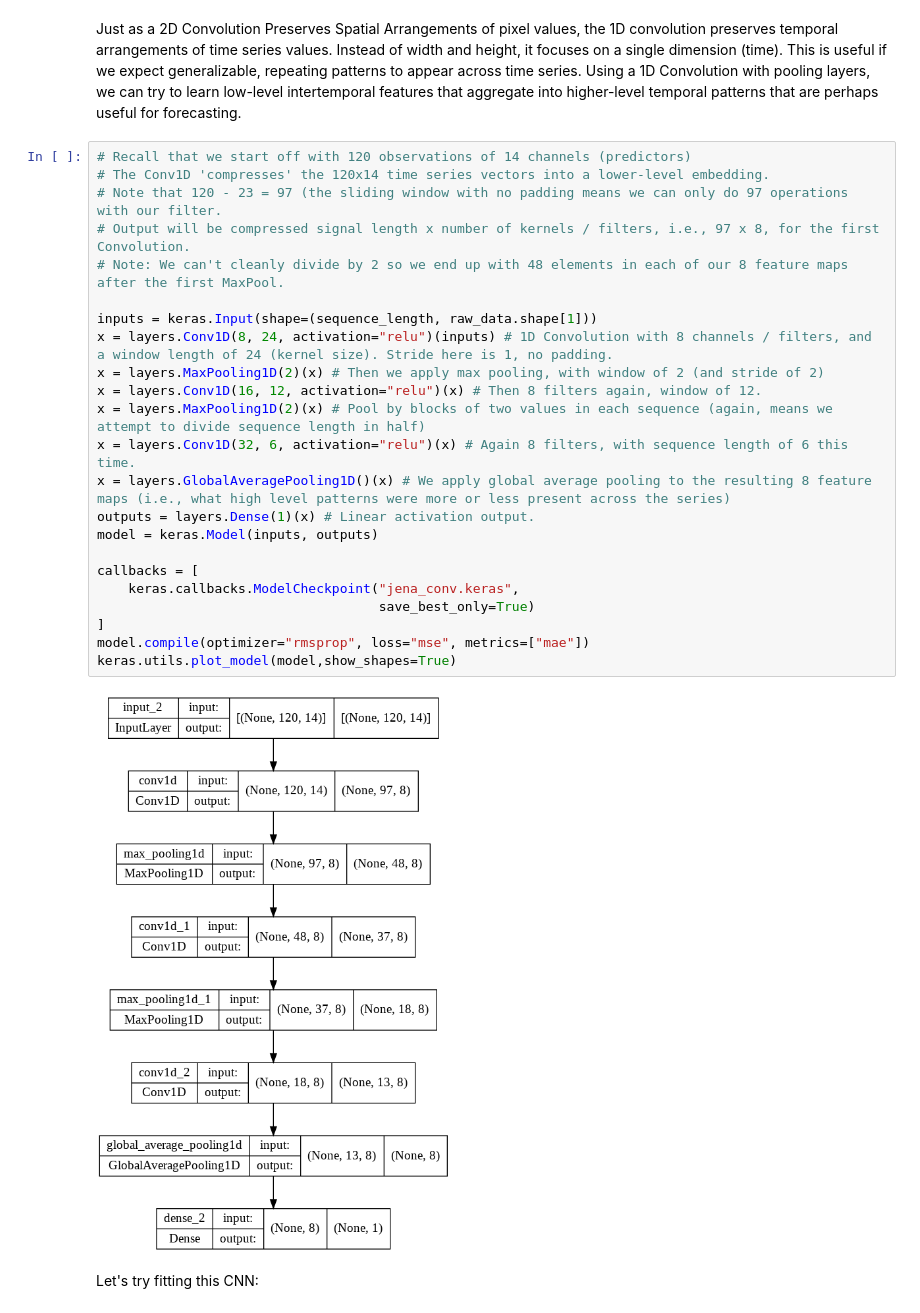
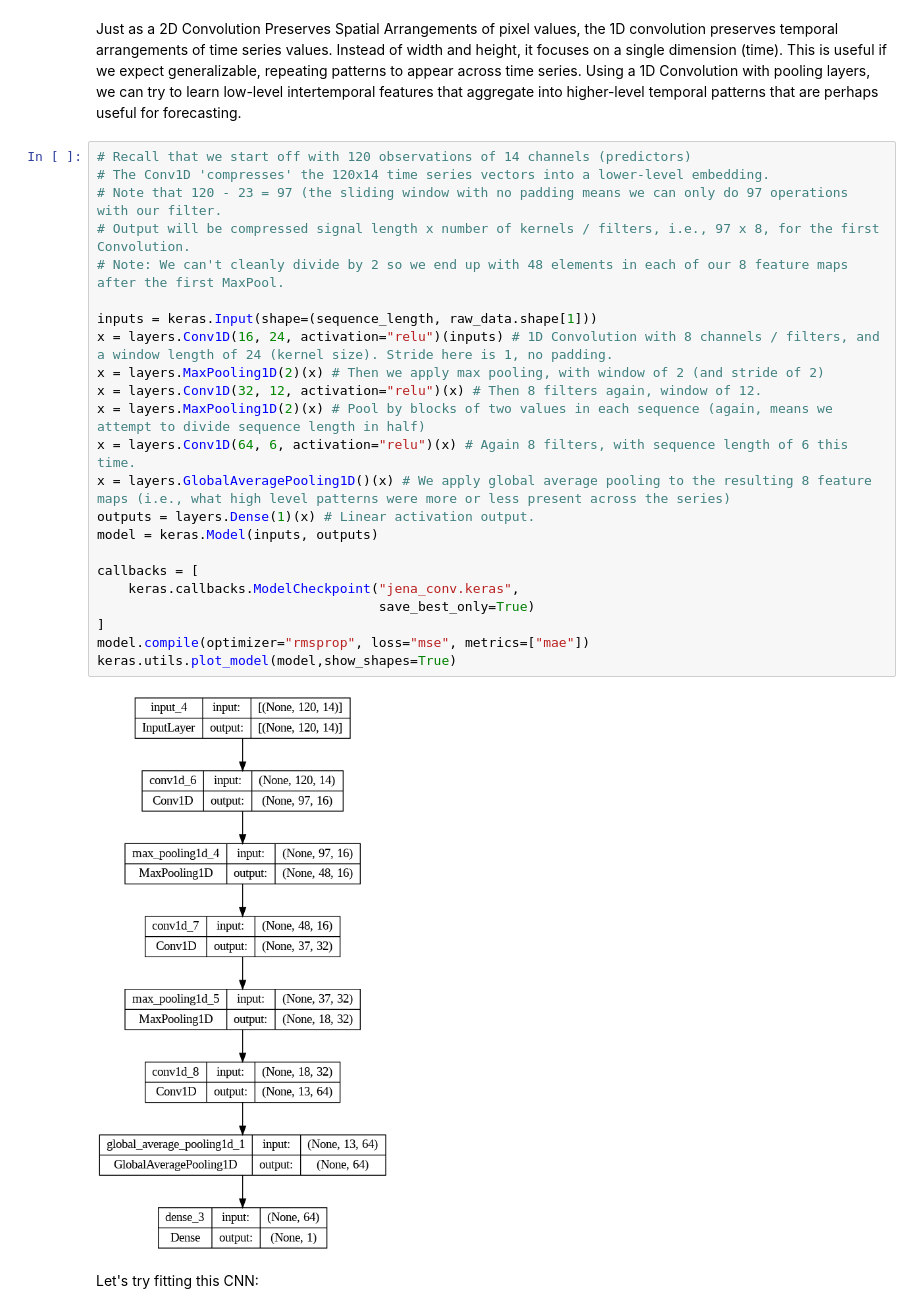
Before and after one commit to gburtch/BA865-2023, a Jupyter notebook: Lecture Materials/E/7.1 - Simple Forecasting Model.ipynb, the cells around one changed output. Drawn from its saved outputs; the diff is of its cells as text.

```diff
--- a/Lecture Materials/E/7.1 - Simple Forecasting Model.ipynb
+++ b/Lecture Materials/E/7.1 - Simple Forecasting Model.ipynb
@@ -228,28 +233,28 @@ Just as a 2D Convolution Preserves Spatial Arrangements of pixel values, the 1D
 # %%
 # Recall that we start off with 120 observations of 14 channels (predictors)
 # The Conv1D 'compresses' the 120x14 time series vectors into a lower-level embedding.
 # Note that 120 - 23 = 97 (the sliding window with no padding means we can only do 97 operations with our filter.
 # Output will be compressed signal length x number of kernels / filters, i.e., 97 x 8, for the first Convolution.
 # Note: We can't cleanly divide by 2 so we end up with 48 elements in each of our 8 feature maps after the first MaxPool.
 
 inputs = keras.Input(shape=(sequence_length, raw_data.shape[1]))
-x = layers.Conv1D(8, 24, activation="relu")(inputs) # 1D Convolution with 8 channels / filters, and a window length of 24 (kernel size). Stride here is 1, no padding.
+x = layers.Conv1D(16, 24, activation="relu")(inputs) # 1D Convolution with 8 channels / filters, and a window length of 24 (kernel size). Stride here is 1, no padding.
 x = layers.MaxPooling1D(2)(x) # Then we apply max pooling, with window of 2 (and stride of 2)
-x = layers.Conv1D(16, 12, activation="relu")(x) # Then 8 filters again, window of 12.
+x = layers.Conv1D(32, 12, activation="relu")(x) # Then 8 filters again, window of 12.
 x = layers.MaxPooling1D(2)(x) # Pool by blocks of two values in each sequence (again, means we attempt to divide sequence length in half)
-x = layers.Conv1D(32, 6, activation="relu")(x) # Again 8 filters, with sequence length of 6 this time.
+x = layers.Conv1D(64, 6, activation="relu")(x) # Again 8 filters, with sequence length of 6 this time.
 x = layers.GlobalAveragePooling1D()(x) # We apply global average pooling to the resulting 8 feature maps (i.e., what high level patterns were more or less present across the series)
 outputs = layers.Dense(1)(x) # Linear activation output.
 model = keras.Model(inputs, outputs)
 
 callbacks = [
     keras.callbacks.ModelCheckpoint("jena_conv.keras",
                                     save_best_only=True)
 ]
 model.compile(optimizer="rmsprop", loss="mse", metrics=["mae"])
 keras.utils.plot_model(model,show_shapes=True)
 # %% [output]
-[figure, old version]
+[figure, new version]
 # %% [markdown]
 Let's try fitting this CNN:
 # %%
```
Also changed, not shown: parts of 11 cells of this notebook, 5 other files.
